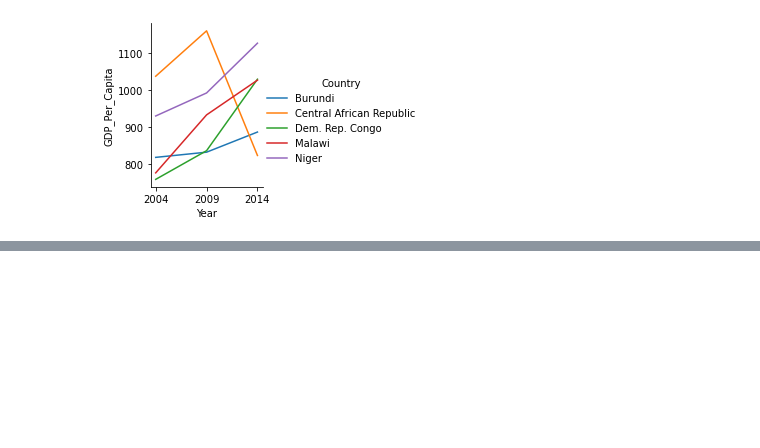
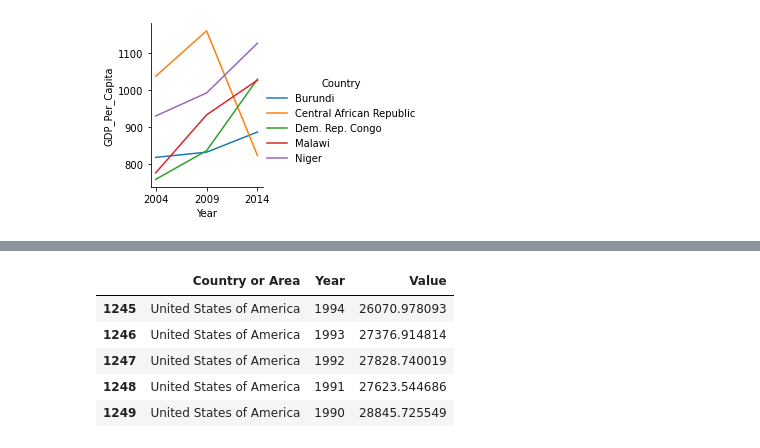
Before and after one commit to NSS-Data-Analytics-Cohort-6/gdp-and-internet-usage-worldsbestdad, a Jupyter notebook: notebooks/philscript.ipynb, the cells around one changed output, grey strips where cells are left out. Cells and saved outputs as stored; diff of their text form; code cells hidden in the pictures; blank space fills up the shorter version.

```diff
--- a/notebooks/philscript.ipynb
+++ b/notebooks/philscript.ipynb
@@ -403,0 +425,9 @@ Is there anything surprising or unusual in any of these plots? Searching on the
+# %%
+sf6_df.tail(5)
+# %% [output]
+|  | Country or Area | Year | Value |
+| 1245 | United States of America | 1994 | 26070.978093 |
+| 1246 | United States of America | 1993 | 27376.914814 |
+| 1247 | United States of America | 1992 | 27828.740019 |
+| 1248 | United States of America | 1991 | 27623.544686 |
+| 1249 | United States of America | 1990 | 28845.725549 |
```
Also changed, not shown: parts of 18 cells of this notebook.
